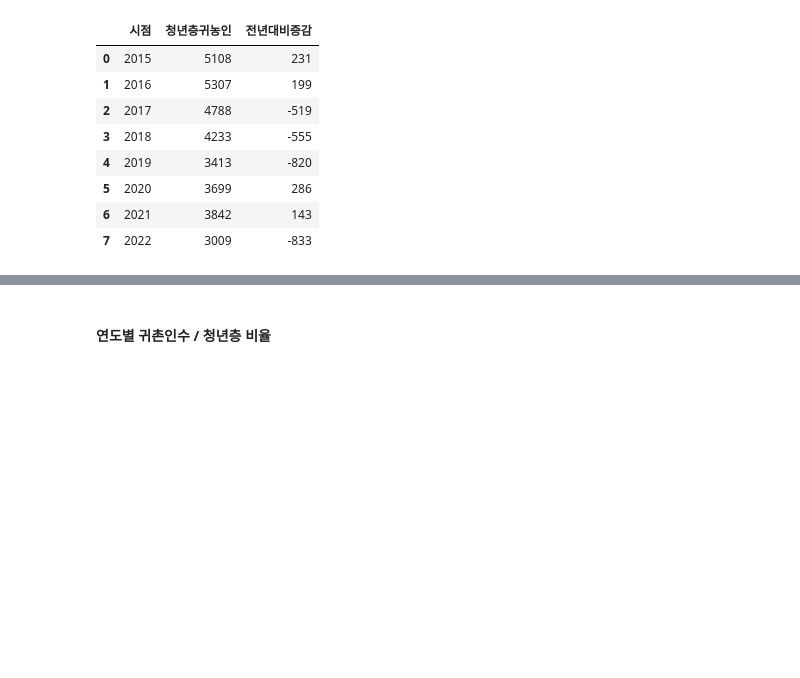
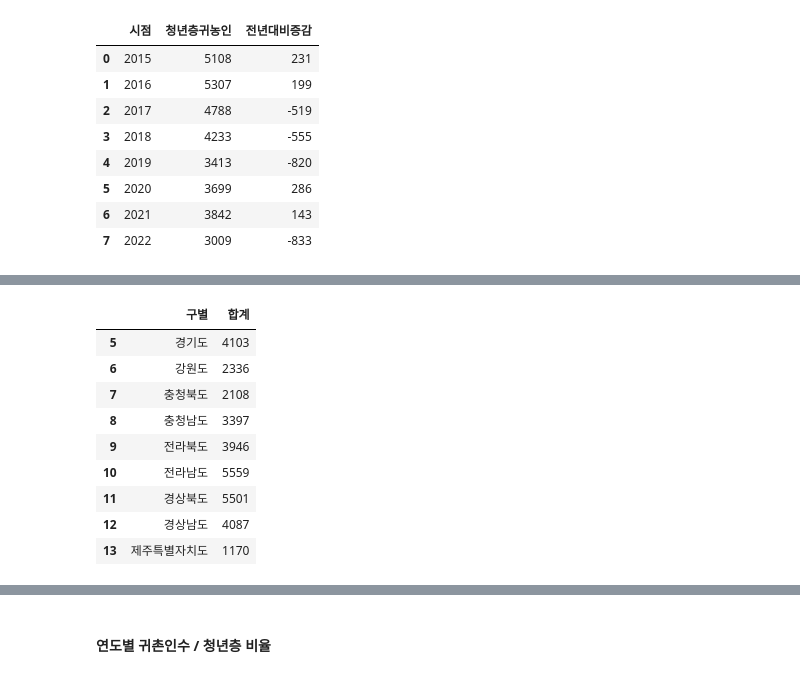
Before and after one commit to Aphian/data_science, a Jupyter notebook: 2_시각화.ipynb, the cells around one changed output, grey strips where cells are left out. Cells and saved outputs as stored; diff of their text form; code cells hidden in the pictures; blank space fills up the shorter version.

```diff
--- a/2_시각화.ipynb
+++ b/2_시각화.ipynb
@@ -133,4 +157,0 @@ farm_rate.plot(y='청년귀농비율')
-# %%
-pd.set_option('display.float_format', lambda x: f'{x:.2f}')
-region_farm = pd.read_csv('./data/지역별_청년귀농인_비율.csv')
-region_farm
@@ -138,0 +161,13 @@ region_farm.plot(x = '시점', y = ['부산광역시', '대구광역시', '전
+# %%
+total_region_sum[5:]
+# %% [output]
+|  | 구별 | 합계 |
+| 5 | 경기도 | 4103 |
+| 6 | 강원도 | 2336 |
+| 7 | 충청북도 | 2108 |
+| 8 | 충청남도 | 3397 |
+| 9 | 전라북도 | 3946 |
+| 10 | 전라남도 | 5559 |
+| 11 | 경상북도 | 5501 |
+| 12 | 경상남도 | 4087 |
+| 13 | 제주특별자치도 | 1170 |
```
Also changed, not shown: parts of 14 cells of this notebook, 5 other files.
